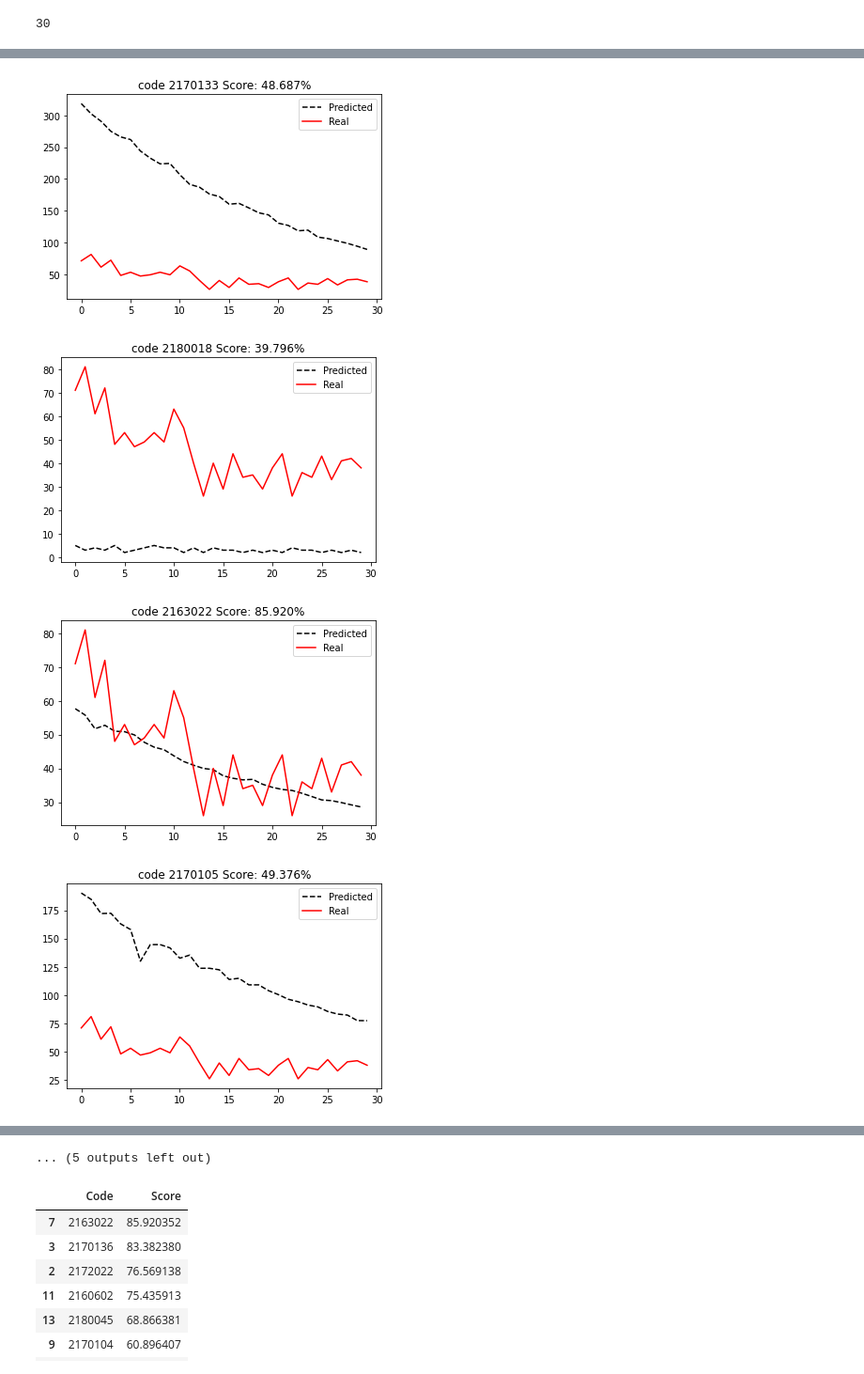
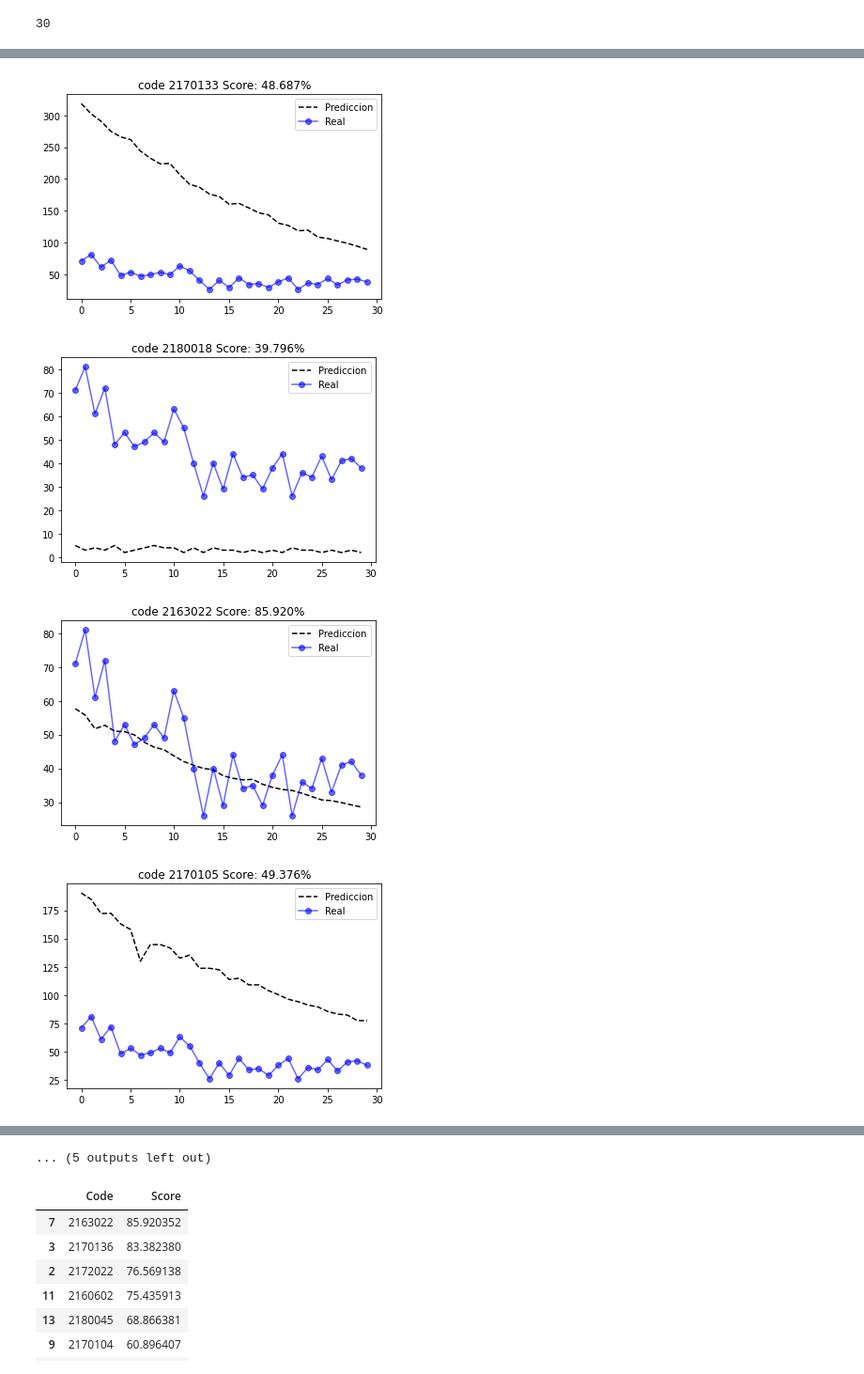
Before and after one commit to JuanOlmos/2021_EvaluacionPredicciones, a Jupyter notebook: code/evaluationPredictions.ipynb, the cells around one changed output, grey strips where cells are left out. Shown at 94% size. Saved outputs shown, nothing was run; the diff lists cells and outputs as text; code cells hidden in the pictures.

```diff
--- a/code/evaluationPredictions.ipynb
+++ b/code/evaluationPredictions.ipynb
@@ -124,8 +124,8 @@ for p in predicciones:
     scores.append(nota)
     plt.figure()
     plt.title(f'code {code} Score: {nota:.3f}%')
-    plt.plot(sample_values, c= 'k', linestyle='--',label = 'Predicted')
-    plt.plot(real_muertes, c='r', label = 'Real')
+    plt.plot(sample_values, c= 'k', linestyle='--',label = 'Prediccion')
+    plt.plot(np.arange(len(real_muertes)),real_muertes, marker = 'o', c='b',alpha=0.6, label = 'Real')
     # plt.scatter(np.arange(len(real_data_values)), real_data_values, c='b', alpha = 0.6, label = 'real')
     plt.legend()
     plt.show()
@@ -138,4 +138,4 @@ for p in predicciones:
-[figure, old version]
+[figure, new version]
-[figure, old version]
+[figure, new version]
-[figure, old version]
+[figure, new version]
-[figure, old version]
+[figure, new version]
```
Also changed, not shown: parts of 1 cell of this notebook.
